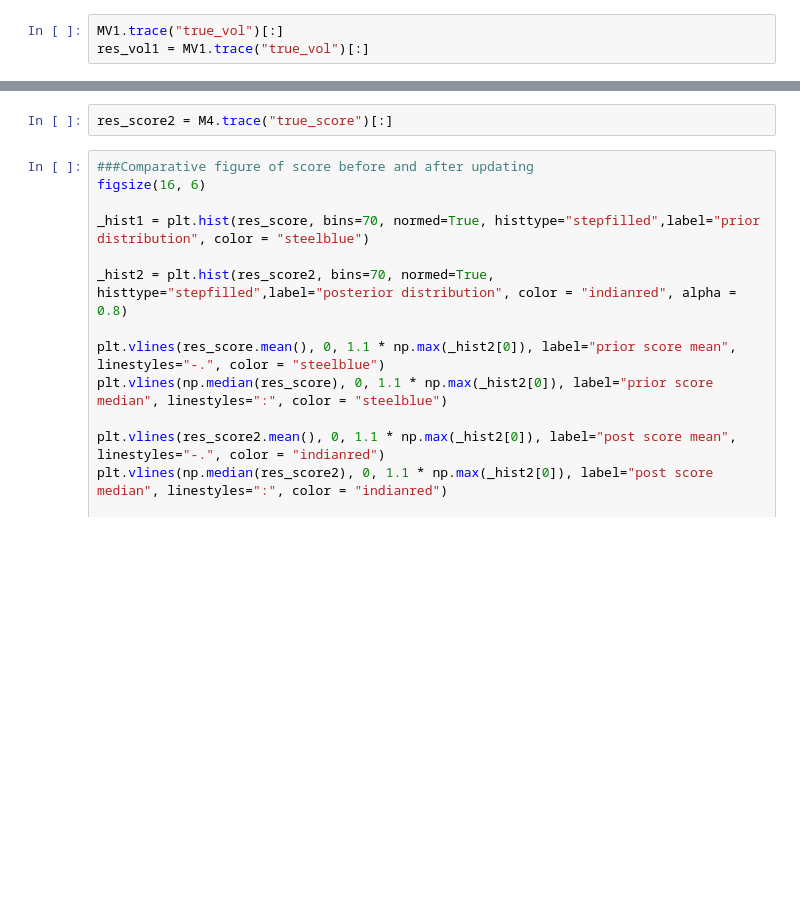
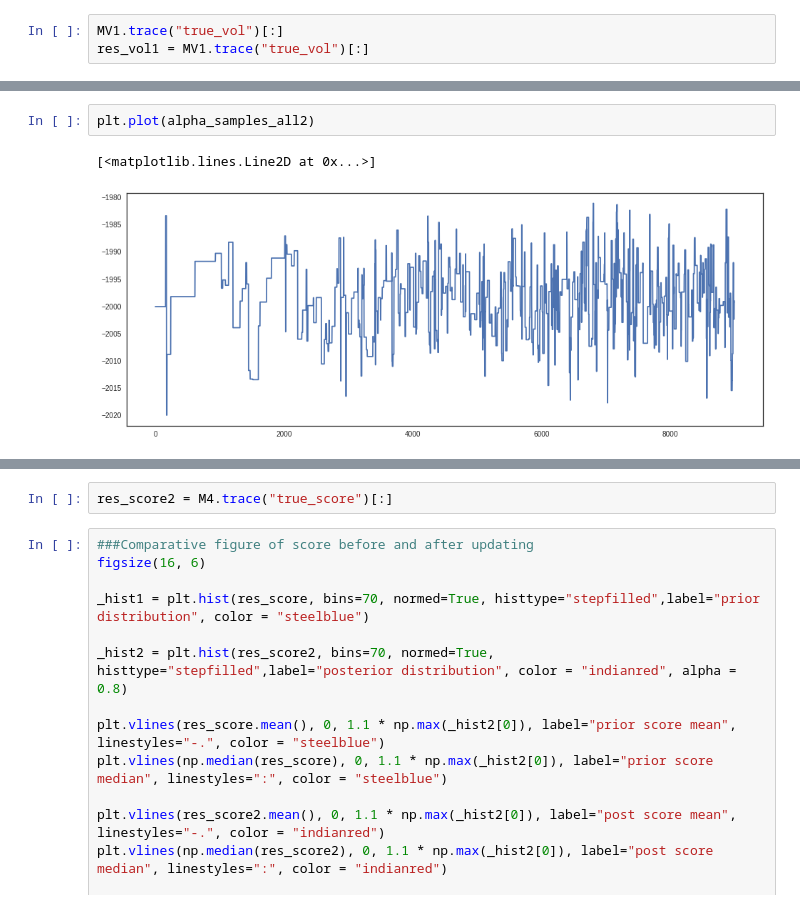
Before and after one commit to nre-aachen/Theses, a Jupyter notebook: Risk analysis/Notebooks/Stand-alone 1D Case Updater2.ipynb, the cells around one changed output, grey strips where cells are left out. Saved outputs shown, nothing was run; the diff lists cells and outputs as text; blank space fills up the shorter version.

```diff
--- a/Risk analysis/Notebooks/Stand-alone 1D Case Updater2.ipynb
+++ b/Risk analysis/Notebooks/Stand-alone 1D Case Updater2.ipynb
@@ -283,3 +283,8 @@ for i in range(100):
+# %%
+plt.plot(alpha_samples_all2)
+# %% [output]
+[<matplotlib.lines.Line2D at 0x...>]
+[figure, added]
 # %%
 model4 = pm.Model([true_score, score_if_seal, score_if_seal_fail, layer_thickness1, layer_thickness2, res_top, res_bottom, seal_top])
 
```
Also changed, not shown: parts of 14 cells of this notebook, 7 other files.
